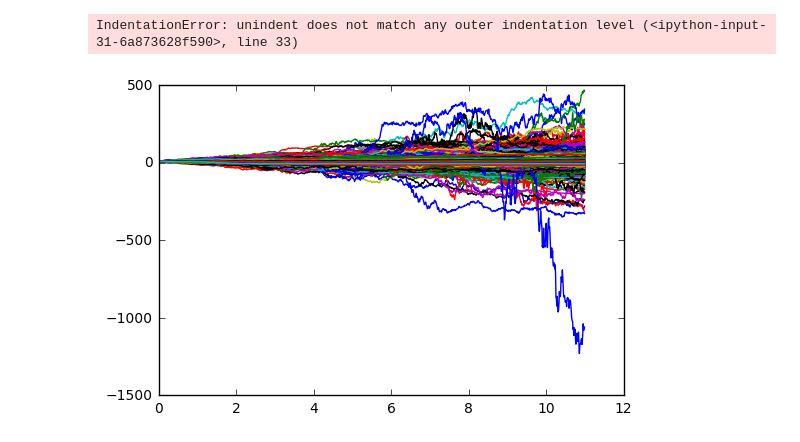
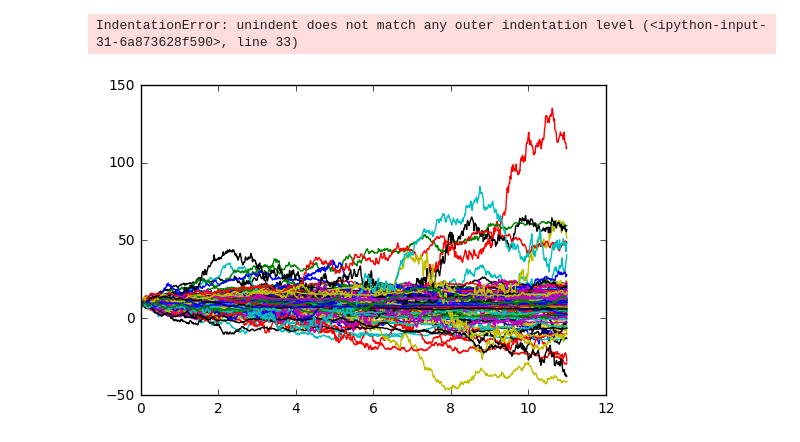
Before and after one commit to tomohiromatsumoto/SABRmodel_HBM, a Jupyter notebook: notebook2/HBM.py.ipynb, the cells around one changed output. Cells and saved outputs as stored; diff of their text form; code cells hidden in the pictures.

```diff
--- a/notebook2/HBM.py.ipynb
+++ b/notebook2/HBM.py.ipynb
@@ -339,7 +376,7 @@ import pandas as pd
 
 
 num_sims = 1 #試行回数
-num_mc = 10000
+num_mc = 100
 N        = 1001 #分割回数
 
 y_init = 10
@@ -348,17 +385,15 @@ q_init = 10
 t_end  = 11
 
 #c_theta = 0.9
-#c_mu    = 0.1
-c_sig = 0.4
+#c_mu    = 0.1fsum
+#c_sig = 0.4
 
 #def mu(y, t):
     #return c_theta * (c_mu - y)
 
-def sig(y, t):
-    return c_sig
+#def sig(y, t):
+    #return c_sig
 
-#np.random.normal = c
-#np.random.normal = d
 dt   = float(t_end - t_init) / N
 dW1   = lambda dt: np.random.normal (loc = 0.0, scale = np.sqrt(dt))
 dW2   = lambda dt: np.random.normal (loc = 0.0, scale = np.sqrt(dt))
@@ -371,44 +406,38 @@ q[0] = q_init
 
 for j in range(num_mc):
 
- for i in range(num_sims):
+ #for i in range(num_sims):
     for i in range(1, N):
         #a = mu(y[i-1], (i-1) * dt)
         b = sig(y[i-1], (i-1) * dt)
         y[i] = y[i-1] +y[i-1]*b * dW1(dt)
         q[i] = q[i-1] +y[i-1]*b * dW2(dt)
 
         #print("①",y[i])  #y[i]は満期での値を表している
     #m = y[j]
     def f(j):
         return j/2
     def sigma(func, frm, to):
         result = 0 #答えの受け皿
         for k in range (frm, to+1):
             result += func(k)
             #ここで関数を呼び出す。ちなみにここではk=x
         #df = pd.DataFrame({'C1': [y[1],y[9]],})
         #df
 
 
         #print("各パスの満期での値",q[N-1])
 
         sum = 0
     for x in [q[N-1]]:
         sum = sum + x
         sum
-    #print("合計値/試行回数",sum/num_mc )
-
-        #print("結果",result)
-    sigma(f,1,2)
-
-    #print(sum/num_mc-1)
 
     plt.plot(t, q)
 
 plt.show()
 # %% [output]
-[figure, old version]
+[figure, new version]
 # %%
 print("合計値/試行回数",sum/num_mc )
 # %% [output]
```
Also changed, not shown: parts of 18 cells of this notebook, 8 other files.
